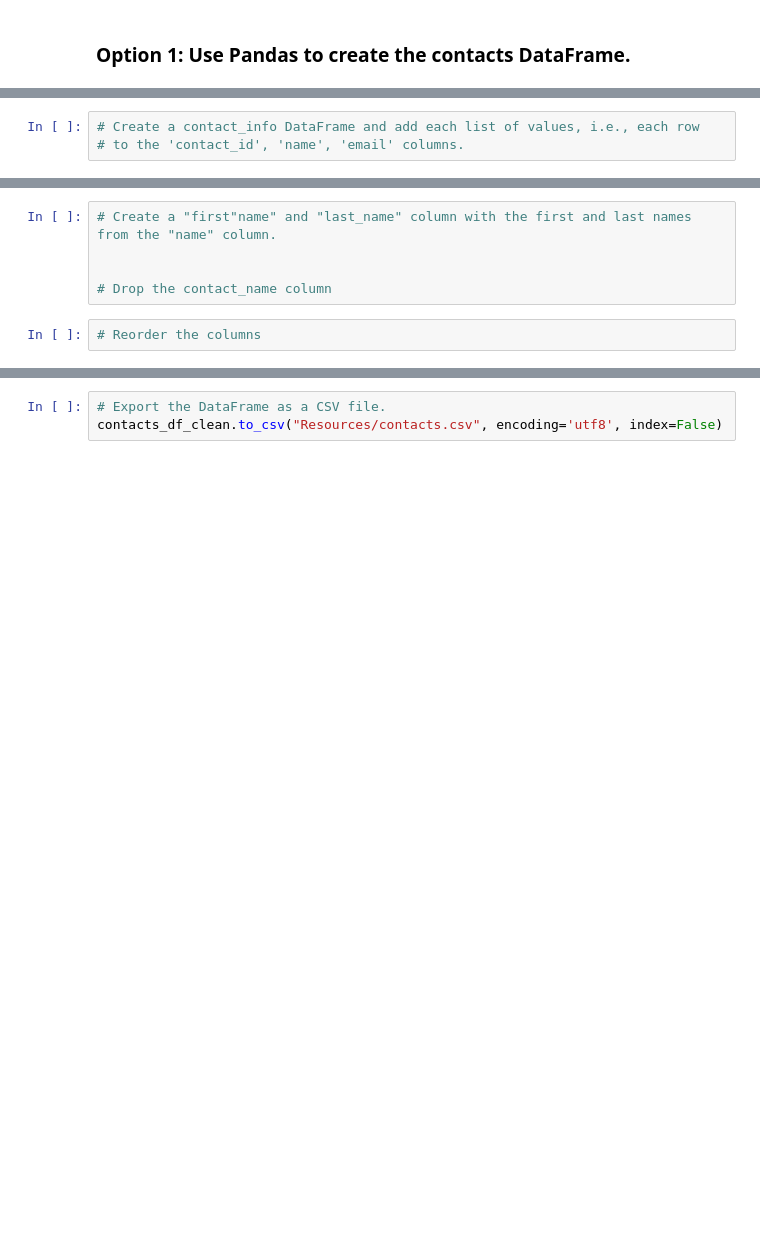
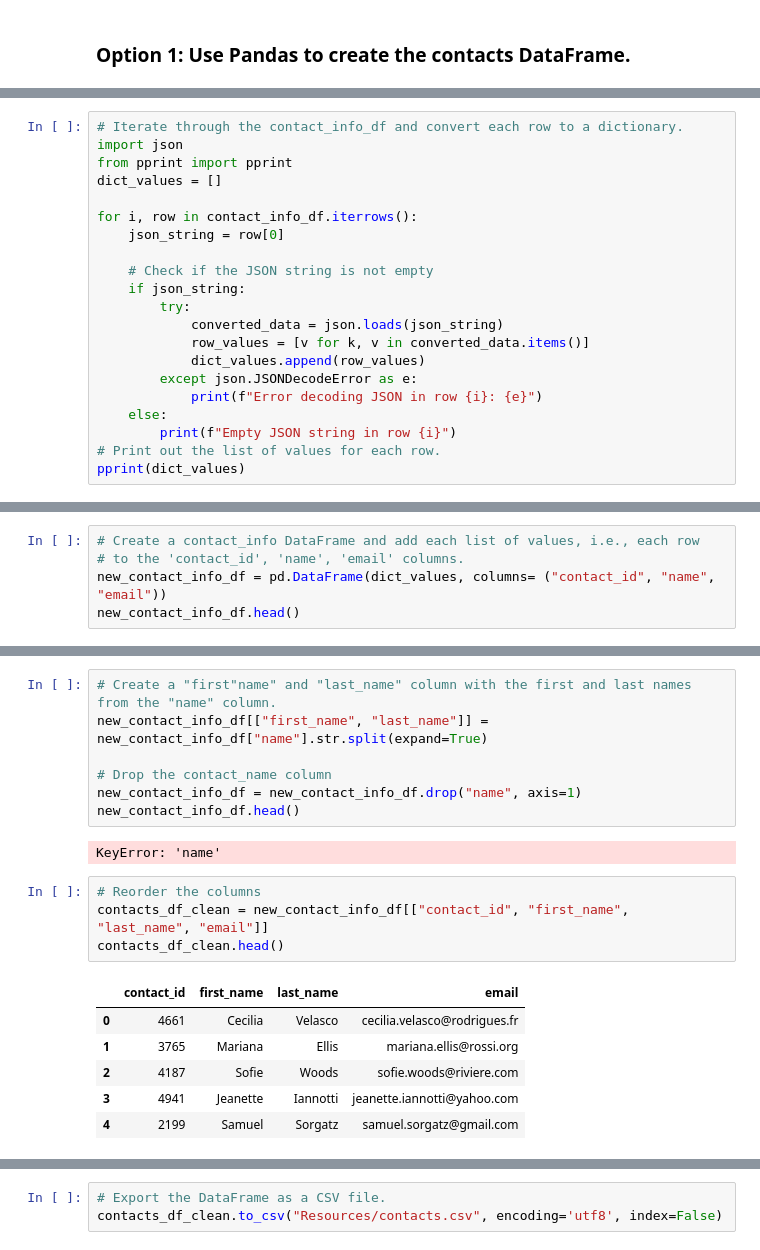
Before and after one commit to KatieStarnes/Crowdfunding_ETL, a Jupyter notebook: ETL_Mini_Project_KStarnes_AHinkle.ipynb, the cells around one changed output, grey strips where cells are left out. Cells and saved outputs as stored; diff of their text form; blank space fills up the shorter version.

```diff
--- a/ETL_Mini_Project_KStarnes_AHinkle.ipynb
+++ b/ETL_Mini_Project_KStarnes_AHinkle.ipynb
@@ -309,0 +309,21 @@ print(dict_values)
+# %%
+# Iterate through the contact_info_df and convert each row to a dictionary.
+import json
+from pprint import pprint
+dict_values = []
+
+for i, row in contact_info_df.iterrows():
+    json_string = row[0]
+
+    # Check if the JSON string is not empty
+    if json_string:
+        try:
+            converted_data = json.loads(json_string)
+            row_values = [v for k, v in converted_data.items()]
+            dict_values.append(row_values)
+        except json.JSONDecodeError as e:
+            print(f"Error decoding JSON in row {i}: {e}")
+    else:
+        print(f"Empty JSON string in row {i}")
+# Print out the list of values for each row.
+pprint(dict_values)
@@ -310,3 +348,5 @@ print(dict_values)
 # %%
 # Create a contact_info DataFrame and add each list of values, i.e., each row
 # to the 'contact_id', 'name', 'email' columns.
+new_contact_info_df = pd.DataFrame(dict_values, columns= ("contact_id", "name", "email"))
+new_contact_info_df.head()
@@ -315,9 +374,22 @@ print(dict_values)
 # %%
 # Create a "first"name" and "last_name" column with the first and last names from the "name" column.
-
+new_contact_info_df[["first_name", "last_name"]] = new_contact_info_df["name"].str.split(expand=True)
 
 # Drop the contact_name column
+new_contact_info_df = new_contact_info_df.drop("name", axis=1)
+new_contact_info_df.head()
+# %% [output]
+KeyError: 'name'
 # %%
 # Reorder the columns
+contacts_df_clean = new_contact_info_df[["contact_id", "first_name", "last_name", "email"]]
+contacts_df_clean.head()
+# %% [output]
+|  | contact_id | first_name | last_name | email |
+| 0 | 4661 | Cecilia | Velasco | cecilia.velasco@rodrigues.fr |
+| 1 | 3765 | Mariana | Ellis | mariana.ellis@rossi.org |
+| 2 | 4187 | Sofie | Woods | sofie.woods@riviere.com |
+| 3 | 4941 | Jeanette | Iannotti | jeanette.iannotti@yahoo.com |
+| 4 | 2199 | Samuel | Sorgatz | samuel.sorgatz@gmail.com |
 # %%
 # Check the datatypes one more time before exporting as CSV file.
```
Also changed, not shown: parts of 18 cells of this notebook.
